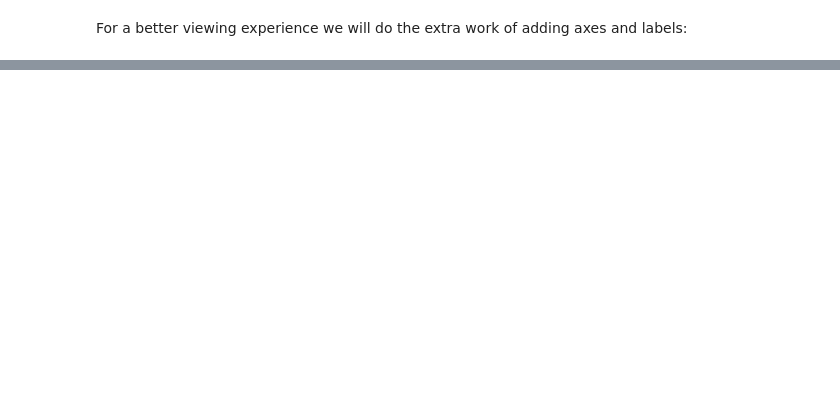
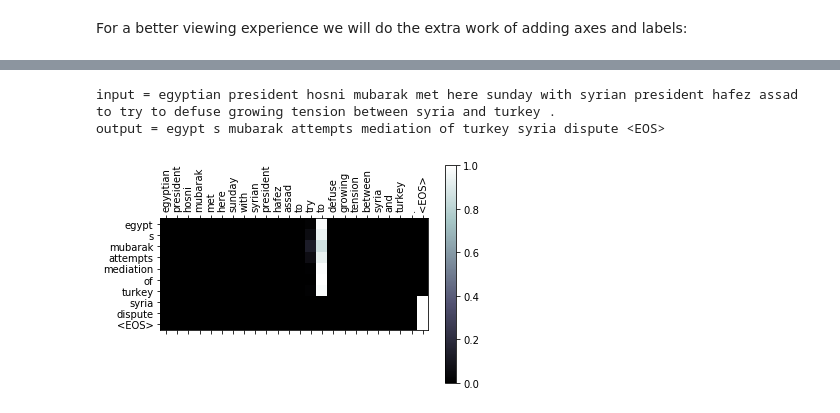
Before and after one commit to SB233/abstractiveTextSummarization, a Jupyter notebook: seq2seq_first_bite/seq2seq-summarization.ipynb, the cells around one changed output, grey strips where cells are left out. Saved outputs shown, nothing was run; the diff lists cells and outputs as text; code cells hidden in the pictures; blank space fills up the shorter version.

```diff
--- a/seq2seq_first_bite/seq2seq-summarization.ipynb
+++ b/seq2seq_first_bite/seq2seq-summarization.ipynb
@@ -823,0 +824,6 @@ evaluate_and_show_attention("c est un jeune directeur plein de talent .")
+# %%
+evaluate_and_show_attention("egyptian president hosni mubarak met here sunday with syrian president hafez assad to try to defuse growing tension between syria and turkey .")
+# %% [output]
+input = egyptian president hosni mubarak met here sunday with syrian president hafez assad to try to defuse growing tension between syria and turkey .
+output = egypt s mubarak attempts mediation of turkey syria dispute <EOS>
+[figure, added]
```
Also changed, not shown: parts of 22 cells of this notebook, 1 other file.
